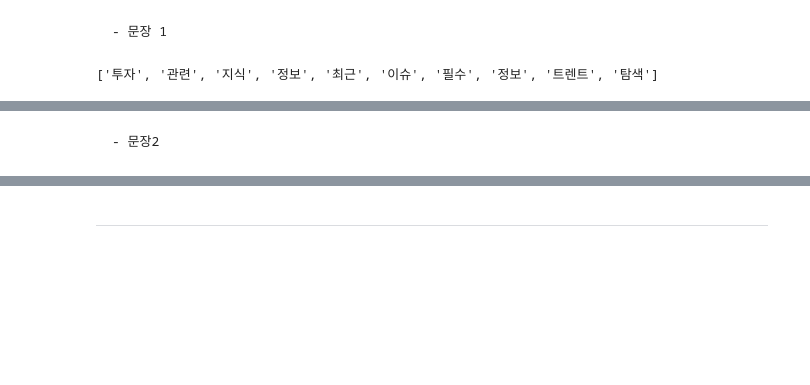
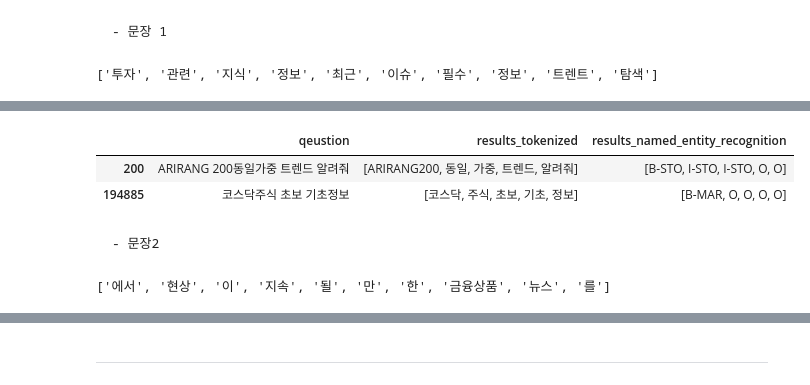
Before and after one commit to mwithgod3952/jh_Natural_language_processing, a Jupyter notebook: 챗봇_Demo.ipynb, the cells around one changed output, grey strips where cells are left out. Saved outputs shown, nothing was run; the diff lists cells and outputs as text; code cells hidden in the pictures; blank space fills up the shorter version.

```diff
--- a/챗봇_Demo.ipynb
+++ b/챗봇_Demo.ipynb
@@ -286,7 +265,0 @@ for v in volatility:
-# %%
-s = question_invest_info_1(list = name)
-num = list(range(0,len(s), 27))
-pos_list = []
-for i in num:
-  pos_list.append(mecab.pos(s[i]))
-pos_list
@@ -311,7 +265,0 @@ pos_list
-# %%
-a = []
-for j in range(len(pos_list)):
-  n_lt = pos_list[j]
-  for i in range(len(n_lt)):
-    if n_lt[i] == ('투자', 'NNG'):
-      a.append(i)
@@ -334,0 +266,13 @@ a[200]
+# %%
+cr_year = [X + '년' for X in [str(x) for x in list(range(1,11))]]
+print(cr_year)
+for y in cr_year:
+  mecab.add_dictionary(y, 'NNG')
+cr_month = [X + '월' for X in [str(x) for x in list(range(1,13))]]
+print(cr_month)
+for m in cr_month:
+  mecab.add_dictionary(m, 'NNG')
+cr_day = [X + '일' for X in [str(x) for x in list(range(1,32))]]
+print(cr_day)
+for d in cr_day:
+  mecab.add_dictionary(d, 'NNG')
@@ -361,13 +309,20 @@ for sample in invest_info_1:
   tokenized_sequences.append(tokenized_sample)
 
   for word in tokenized_sample:
+    z = []
+    for i in markets:
+      if i in word:
+        z.append(i)
+
     if word in remove_object_name_f_se1:
       temp_sample.append('O')
     else:
       if 'B-STO' in temp_sample:
         temp_sample.append('I-STO')
+      elif len(z) < 1:
+        temp_sample.append('B-STO')
       else:
-        temp_sample.append('B-STO')
+        temp_sample.append('B-MAR')
   label_sequences.append(temp_sample)
 # %%
 q_df_invest_info_1 = pd.DataFrame()
@@ -386,2 +332,8 @@ q_df_invest_info_1[200:205]
+# %%
+q_df_invest_info_1.iloc[np.r_[200:201, len(q_df_invest_info_1)-1:len(q_df_invest_info_1)],:]
+# %% [output]
+|  | qeustion | results_tokenized | results_named_entity_recognition |
+| 200 | ARIRANG 200동일가중 트렌드 알려줘 | [ARIRANG200, 동일, 가중, 트렌드, 알려줘] | [B-STO, I-STO, I-STO, O, O] |
+| 194885 | 코스닥주식 초보 기초정보 | [코스닥, 주식, 초보, 기초, 정보] | [B-MAR, O, O, O, O] |
 # %% [markdown]
     - 문장2
@@ -389,0 +340,11 @@ question_invest_info_2()
+# %%
+q_invest_2_sample = question_invest_info_2(['코스피'], ['공매도'])
+
+samples_tokenized_invest_q2 = []
+for q in q_invest_2_sample:
+  samples_tokenized_invest_q2.append(mecab.morphs(q))
+
+remove_object_name_f_se2 = [X for sublist in samples_tokenized_invest_q2 for X in sublist if X != '코스피' and X != '공매도']
+remove_object_name_f_se2[:10]
+# %% [output]
+['에서', '현상', '이', '지속', '될', '만', '한', '금융상품', '뉴스', '를']
```
Also changed, not shown: parts of 32 cells of this notebook.
